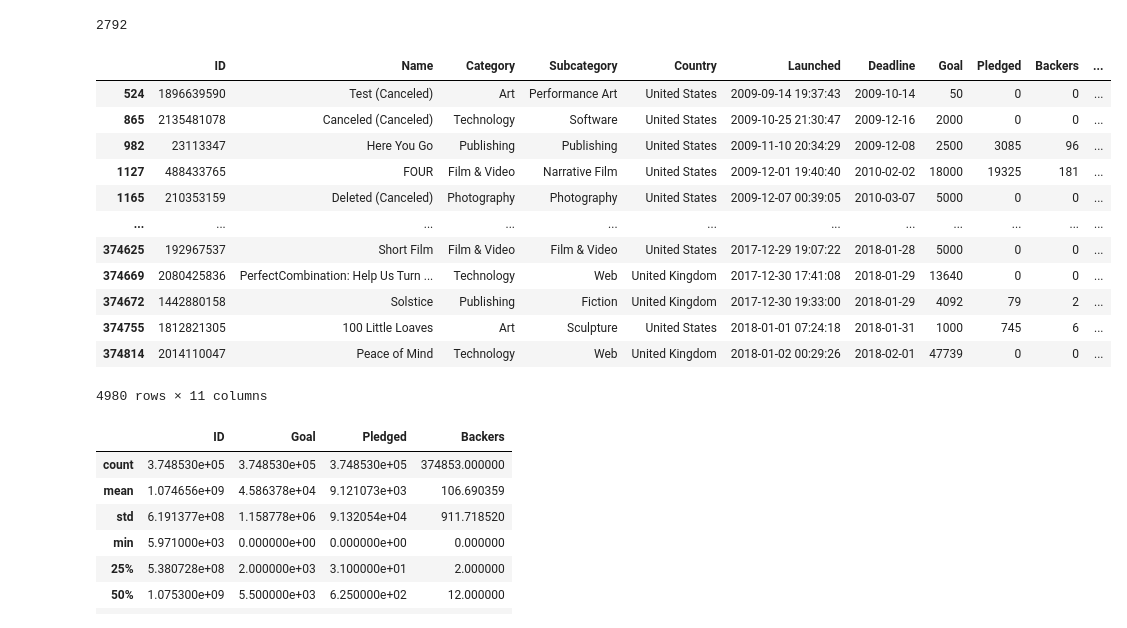
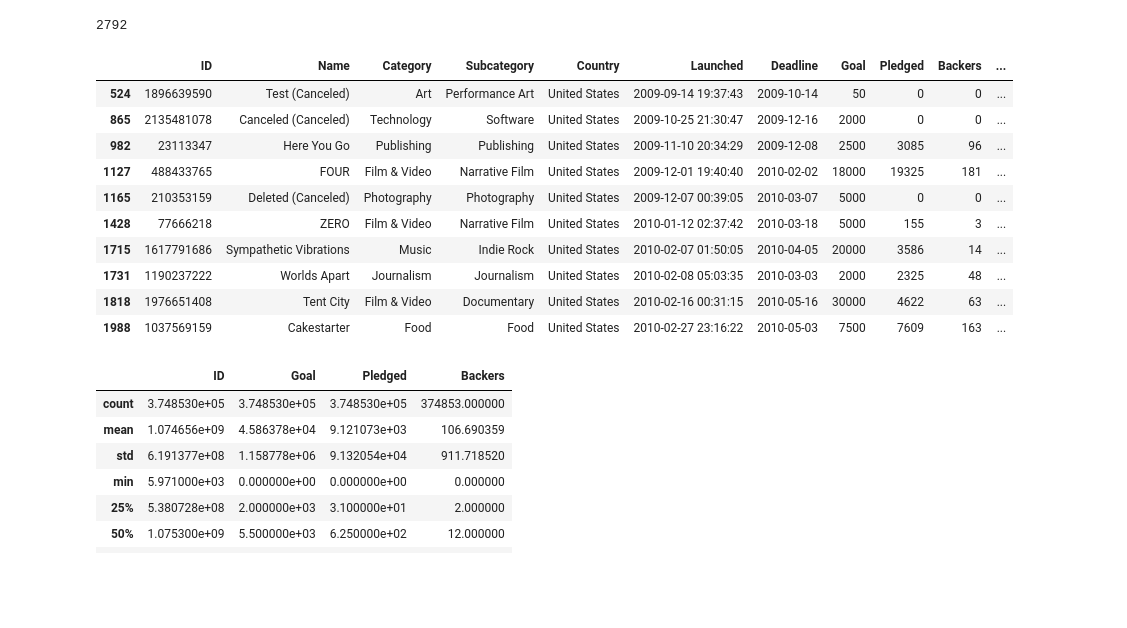
Before and after one commit to DAkemeier/kickstart_ml, a Jupyter notebook: kickstart_EDA.ipynb, the cells around one changed output. Saved outputs shown, nothing was run; the diff lists cells and outputs as text; code cells hidden in the pictures; blank space fills up the shorter version.

```diff
--- a/kickstart_EDA.ipynb
+++ b/kickstart_EDA.ipynb
@@ -51,19 +74,17 @@ df['Name'].duplicated().sum()
 # %%
 #write all duplicates to new dataframe
 df_duplicates = df[df['Name'].duplicated(keep=False)]
-df_duplicates
+df_duplicates.head (10)
 # %% [output]
 |  | ID | Name | Category | Subcategory | Country | Launched | Deadline | Goal | Pledged | Backers | ... |
 | 524 | 1896639590 | Test (Canceled) | Art | Performance Art | United States | 2009-09-14 19:37:43 | 2009-10-14 | 50 | 0 | 0 | ... |
 | 865 | 2135481078 | Canceled (Canceled) | Technology | Software | United States | 2009-10-25 21:30:47 | 2009-12-16 | 2000 | 0 | 0 | ... |
 | 982 | 23113347 | Here You Go | Publishing | Publishing | United States | 2009-11-10 20:34:29 | 2009-12-08 | 2500 | 3085 | 96 | ... |
 | 1127 | 488433765 | FOUR | Film & Video | Narrative Film | United States | 2009-12-01 19:40:40 | 2010-02-02 | 18000 | 19325 | 181 | ... |
 | 1165 | 210353159 | Deleted (Canceled) | Photography | Photography | United States | 2009-12-07 00:39:05 | 2010-03-07 | 5000 | 0 | 0 | ... |
-| ... | ... | ... | ... | ... | ... | ... | ... | ... | ... | ... | ... |
-| 374625 | 192967537 | Short Film | Film & Video | Film & Video | United States | 2017-12-29 19:07:22 | 2018-01-28 | 5000 | 0 | 0 | ... |
-| 374669 | 2080425836 | PerfectCombination: Help Us Turn ... | Technology | Web | United Kingdom | 2017-12-30 17:41:08 | 2018-01-29 | 13640 | 0 | 0 | ... |
-| 374672 | 1442880158 | Solstice | Publishing | Fiction | United Kingdom | 2017-12-30 19:33:00 | 2018-01-29 | 4092 | 79 | 2 | ... |
-| 374755 | 1812821305 | 100 Little Loaves | Art | Sculpture | United States | 2018-01-01 07:24:18 | 2018-01-31 | 1000 | 745 | 6 | ... |
-| 374814 | 2014110047 | Peace of Mind | Technology | Web | United Kingdom | 2018-01-02 00:29:26 | 2018-02-01 | 47739 | 0 | 0 | ... |
+| 1428 | 77666218 | ZERO | Film & Video | Narrative Film | United States | 2010-01-12 02:37:42 | 2010-03-18 | 5000 | 155 | 3 | ... |
+| 1715 | 1617791686 | Sympathetic Vibrations | Music | Indie Rock | United States | 2010-02-07 01:50:05 | 2010-04-05 | 20000 | 3586 | 14 | ... |
+| 1731 | 1190237222 | Worlds Apart | Journalism | Journalism | United States | 2010-02-08 05:03:35 | 2010-03-03 | 2000 | 2325 | 48 | ... |
+| 1818 | 1976651408 | Tent City | Film & Video | Documentary | United States | 2010-02-16 00:31:15 | 2010-05-16 | 30000 | 4622 | 63 | ... |
+| 1988 | 1037569159 | Cakestarter | Food | Food | United States | 2010-02-27 23:16:22 | 2010-05-03 | 7500 | 7609 | 163 | ... |
-4980 rows × 11 columns
 # %%
```
Also changed, not shown: parts of 38 cells of this notebook.
